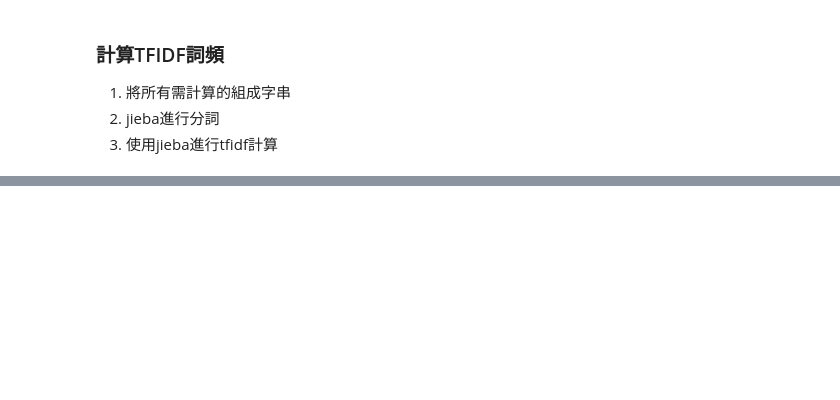
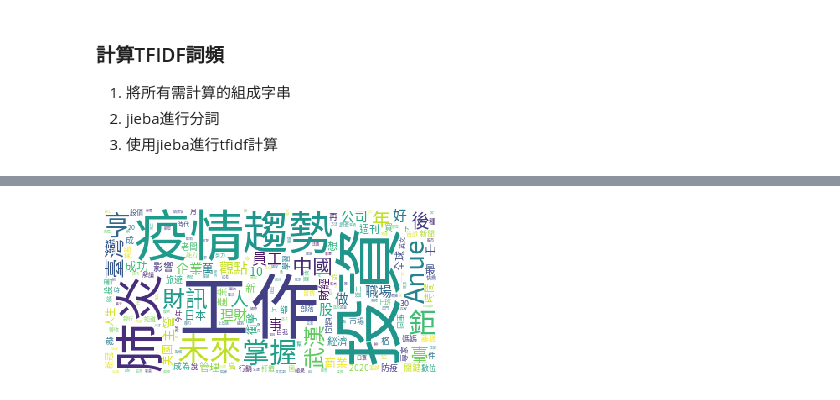
Before and after one commit to a5347354/pycrawler-project, a Jupyter notebook: Cupoy.ipynb, the cells around one changed output, grey strips where cells are left out. Drawn from its saved outputs; the diff is of its cells as text; code cells hidden in the pictures; blank space fills up the shorter version.

```diff
--- a/Cupoy.ipynb
+++ b/Cupoy.ipynb
@@ -164,0 +194,12 @@ ValueError: hist method requires numerical columns, nothing to plot.
+# %%
+# 統計詞頻
+import pandas as pd
+def count_segment_freq(seg_list):
+    seg_df = pd.DataFrame(seg_list,columns=['seg'])
+    seg_df['count'] = 1
+    sef_freq = seg_df.groupby('seg')['count'].sum().sort_values(ascending=False)
+    sef_freq = pd.DataFrame(sef_freq)
+    return sef_freq
+
+sef_freq = count_segment_freq(seg_list)
+sef_freq.head()
@@ -164,0 +214,11 @@ ValueError: hist method requires numerical columns, nothing to plot.
+# %%
+wc = WordCloud(background_color='white', font_path = './NotoSansCJKtc-Regular.otf')
+sef_freq_dict = sef_freq.to_dict()
+# print(sef_freq_dict)
+wc.generate_from_frequencies(sef_freq_dict['count'])
+import matplotlib.pyplot as plt
+plt.imshow(wc)
+plt.axis("off")
+plt.show()
+# %% [output]
+[figure, added]
```
Also changed, not shown: parts of 9 cells of this notebook.
